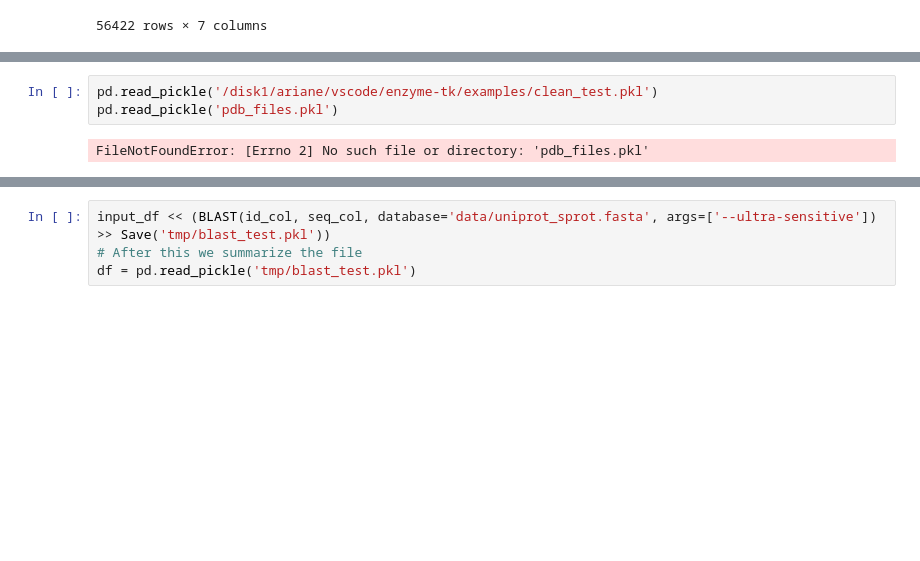
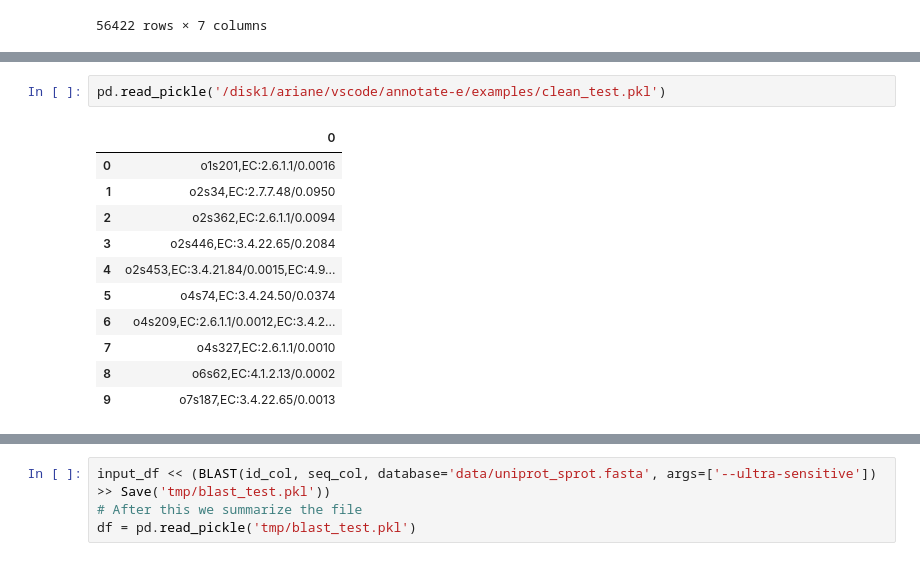
Before and after one commit to ArianeMora/annotate-e, a Jupyter notebook: playground.ipynb, the cells around one changed output, grey strips where cells are left out. Cells and saved outputs as stored; diff of their text form; blank space fills up the shorter version.

```diff
--- a/playground.ipynb
+++ b/playground.ipynb
@@ -156,5 +265,14 @@ Running command diamond blastp --ultra-sensitive -d /tmp/tmp8kr8md5l/COqNcRqI6x_
 # %%
-pd.read_pickle('/disk1/ariane/vscode/enzyme-tk/examples/clean_test.pkl')
-pd.read_pickle('pdb_files.pkl')
+pd.read_pickle('/disk1/ariane/vscode/annotate-e/examples/clean_test.pkl')
 # %% [output]
-FileNotFoundError: [Errno 2] No such file or directory: 'pdb_files.pkl'
+|  | 0 |
+| 0 | o1s201,EC:2.6.1.1/0.0016 |
+| 1 | o2s34,EC:2.7.7.48/0.0950 |
+| 2 | o2s362,EC:2.6.1.1/0.0094 |
+| 3 | o2s446,EC:3.4.22.65/0.2084 |
+| 4 | o2s453,EC:3.4.21.84/0.0015,EC:4.9... |
+| 5 | o4s74,EC:3.4.24.50/0.0374 |
+| 6 | o4s209,EC:2.6.1.1/0.0012,EC:3.4.2... |
+| 7 | o4s327,EC:2.6.1.1/0.0010 |
+| 8 | o6s62,EC:4.1.2.13/0.0002 |
+| 9 | o7s187,EC:3.4.22.65/0.0013 |
```
Also changed, not shown: parts of 7 cells of this notebook, 1 other file.
